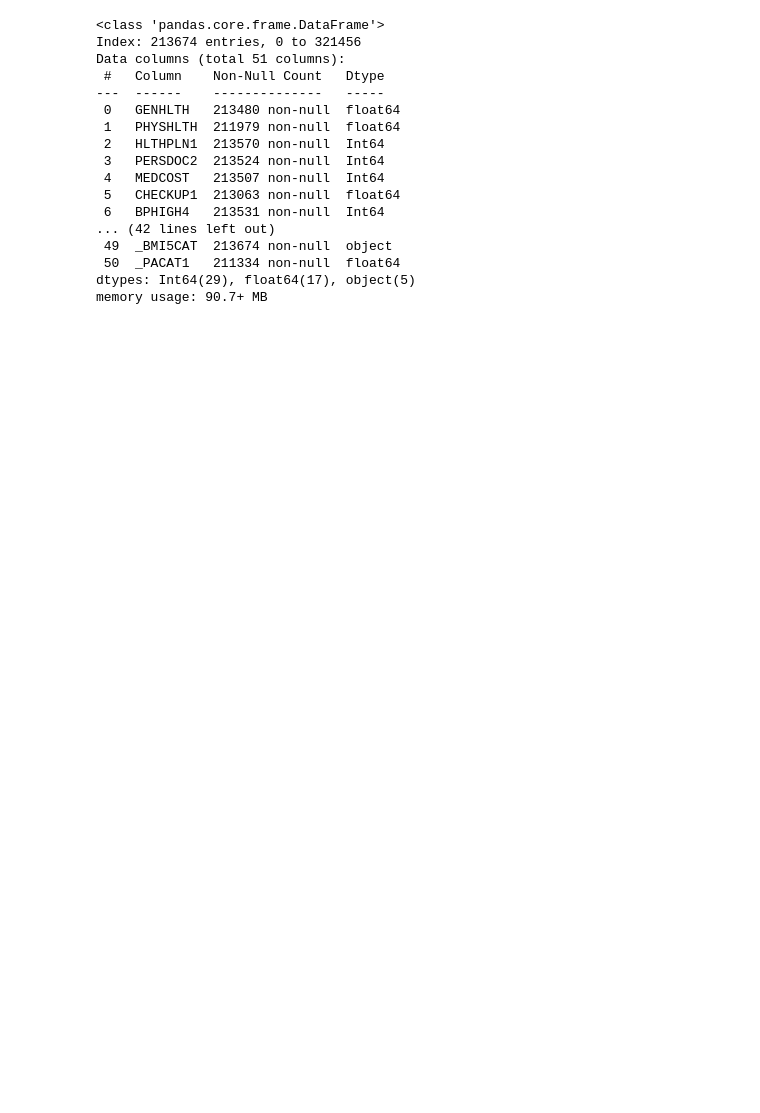
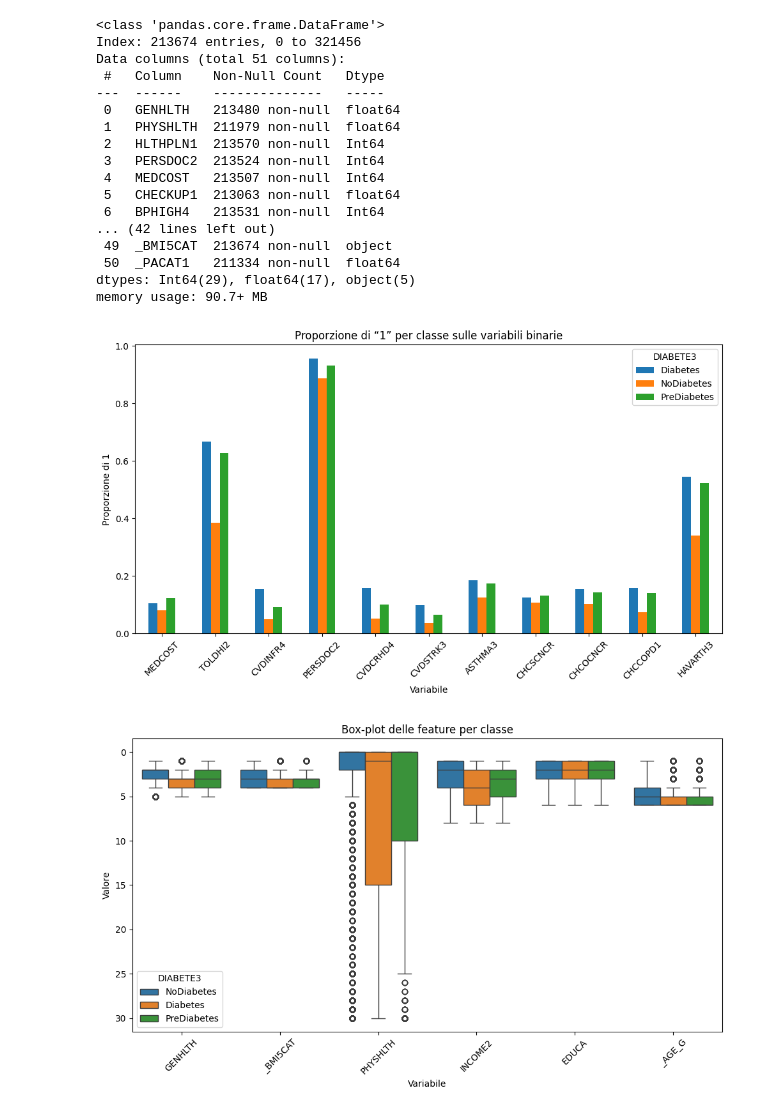
Before and after one commit to RossSacco/DmmlPJ, a Jupyter notebook: DataVisualization.ipynb, the cells around one changed output. Saved outputs shown, nothing was run; the diff lists cells and outputs as text; code cells hidden in the pictures; blank space fills up the shorter version.

```diff
--- a/DataVisualization.ipynb
+++ b/DataVisualization.ipynb
@@ -767,3 +772,54 @@ Data columns (total 51 columns):
  50  _PACAT1   211334 non-null  float64
 dtypes: Int64(29), float64(17), object(5)
 memory usage: 90.7+ MB
+# %%
+features = ['GENHLTH','_BMI5CAT',  'PHYSHLTH',
+            'INCOME2', 'EDUCA',
+            '_AGE_G']  # sostituisci coi nomi reali delle tue colonne
+class_col = 'DIABETE3'
+
+
+binary_vars = ['MEDCOST','TOLDHI2', 'CVDINFR4', 'PERSDOC2',
+            'CVDCRHD4','CVDSTRK3','ASTHMA3','CHCSCNCR','CHCOCNCR',
+            'CHCCOPD1','HAVARTH3']
+
+# calcola la percentuale di “1” per classe
+prop = df.groupby(class_col)[binary_vars].mean().T
+
+# plot
+fig, ax = plt.subplots(figsize=(10,6))
+prop.plot.bar(ax=ax)
+ax.set_ylabel('Proporzione di 1')
+ax.set_xlabel('Variabile')
+ax.set_title('Proporzione di “1” per classe sulle variabili binarie')
+plt.xticks(rotation=45)
+plt.legend(title=class_col)
+plt.tight_layout()
+plt.show()
+
+# Assicurati che la classe sia trattata come stringa
+df[class_col] = df[class_col].astype(str)
+
+# 3) Trasforma in formato “long” per seaborn
+df_melt = df.melt(
+    id_vars=class_col,
+    value_vars=features,
+    var_name='Variabile',
+    value_name='Valore'
+)
+
+# --- BOX‐PLOT ---
+plt.figure(figsize=(10, 6))
+sns.boxplot(
+    data=df_melt,
+    x='Variabile',
+    y='Valore',
+    hue=class_col
+)
+plt.title('Box‐plot delle feature per classe')
+plt.xticks(rotation=45)
+plt.tight_layout()
+plt.show()
+# %% [output]
+[figure, added]
+[figure, added]
```
Also changed, not shown: parts of 12 cells of this notebook, 15 other files.
